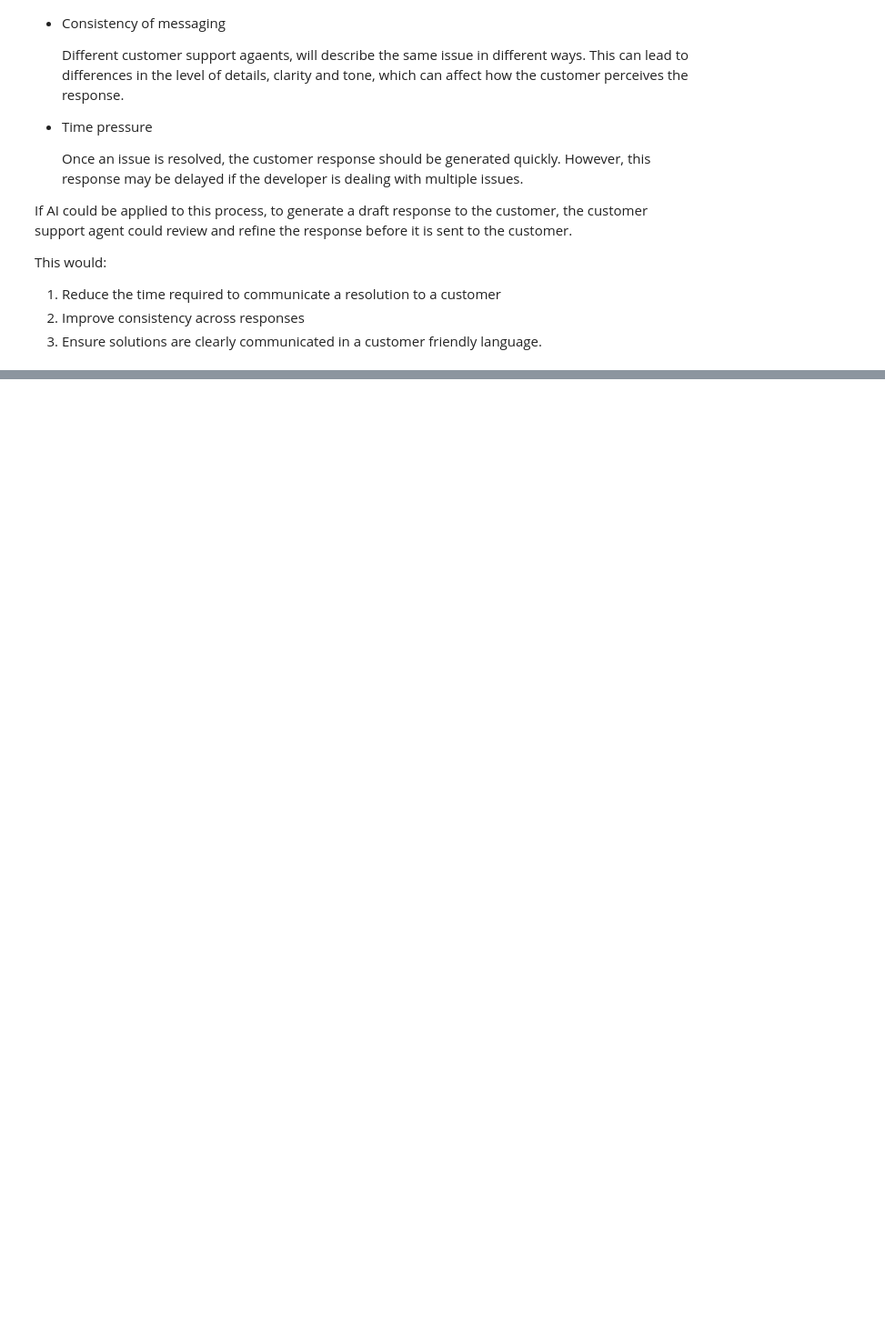
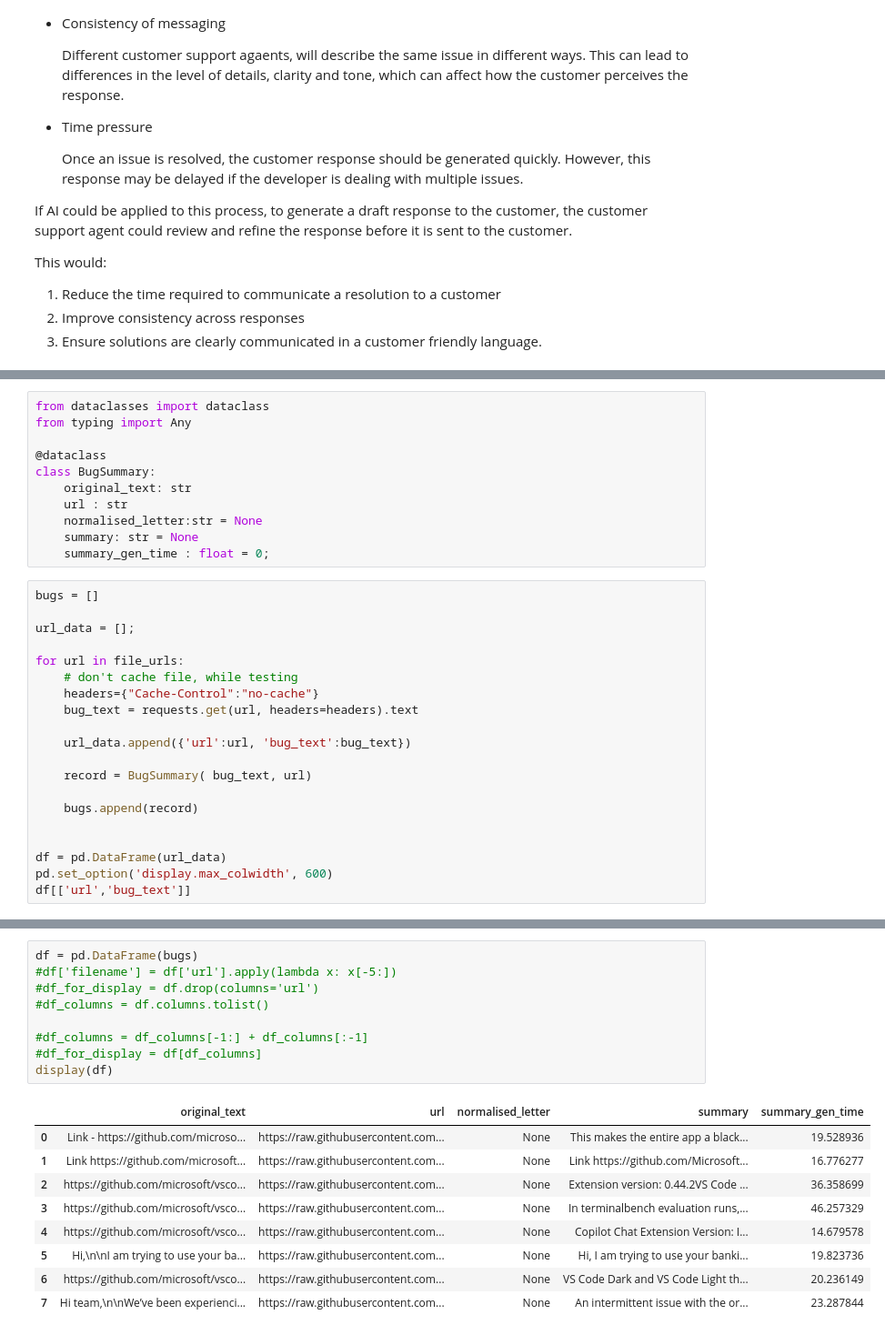
Before and after one commit to qaz73/MN5162, a Jupyter notebook: Section3/Section3Assignment_gorourke.ipynb, the cells around one changed output, grey strips where cells are left out. Shown at 91% size. Saved outputs shown, nothing was run; the diff lists cells and outputs as text; blank space fills up the shorter version.

```diff
--- a/Section3/Section3Assignment_gorourke.ipynb
+++ b/Section3/Section3Assignment_gorourke.ipynb
@@ -109,0 +163,31 @@ This would:
+# %%
+from dataclasses import dataclass
+from typing import Any
+
+@dataclass
+class BugSummary:
+    original_text: str
+    url : str
+    normalised_letter:str = None
+    summary: str = None
+    summary_gen_time : float = 0;
+# %%
+bugs = []
+
+url_data = [];
+
+for url in file_urls:
+    # don't cache file, while testing
+    headers={"Cache-Control":"no-cache"}
+    bug_text = requests.get(url, headers=headers).text
+
+    url_data.append({'url':url, 'bug_text':bug_text})
+
+    record = BugSummary( bug_text, url)
+
+    bugs.append(record)
+
+
+df = pd.DataFrame(url_data)
+pd.set_option('display.max_colwidth', 600)
+df[['url','bug_text']]
@@ -109,0 +235,19 @@ This would:
+# %%
+df = pd.DataFrame(bugs)
+#df['filename'] = df['url'].apply(lambda x: x[-5:])
+#df_for_display = df.drop(columns='url')
+#df_columns = df.columns.tolist()
+
+#df_columns = df_columns[-1:] + df_columns[:-1]
+#df_for_display = df[df_columns]
+display(df)
+# %% [output]
+|  | original_text | url | normalised_letter | summary | summary_gen_time |
+| 0 | Link - https://github.com/microso... | https://raw.githubusercontent.com... | None | This makes the entire app a black... | 19.528936 |
+| 1 | Link https://github.com/microsoft... | https://raw.githubusercontent.com... | None | Link https://github.com/Microsoft... | 16.776277 |
+| 2 | https://github.com/microsoft/vsco... | https://raw.githubusercontent.com... | None | Extension version: 0.44.2VS Code ... | 36.358699 |
+| 3 | https://github.com/microsoft/vsco... | https://raw.githubusercontent.com... | None | In terminalbench evaluation runs,... | 46.257329 |
+| 4 | https://github.com/microsoft/vsco... | https://raw.githubusercontent.com... | None | Copilot Chat Extension Version: I... | 14.679578 |
+| 5 | Hi,\n\nI am trying to use your ba... | https://raw.githubusercontent.com... | None | Hi, I am trying to use your banki... | 19.823736 |
+| 6 | https://github.com/microsoft/vsco... | https://raw.githubusercontent.com... | None | VS Code Dark and VS Code Light th... | 20.236149 |
+| 7 | Hi team,\n\nWe’ve been experienci... | https://raw.githubusercontent.com... | None | An intermittent issue with the or... | 23.287844 |
```
Also changed, not shown: parts of 10 cells of this notebook.
